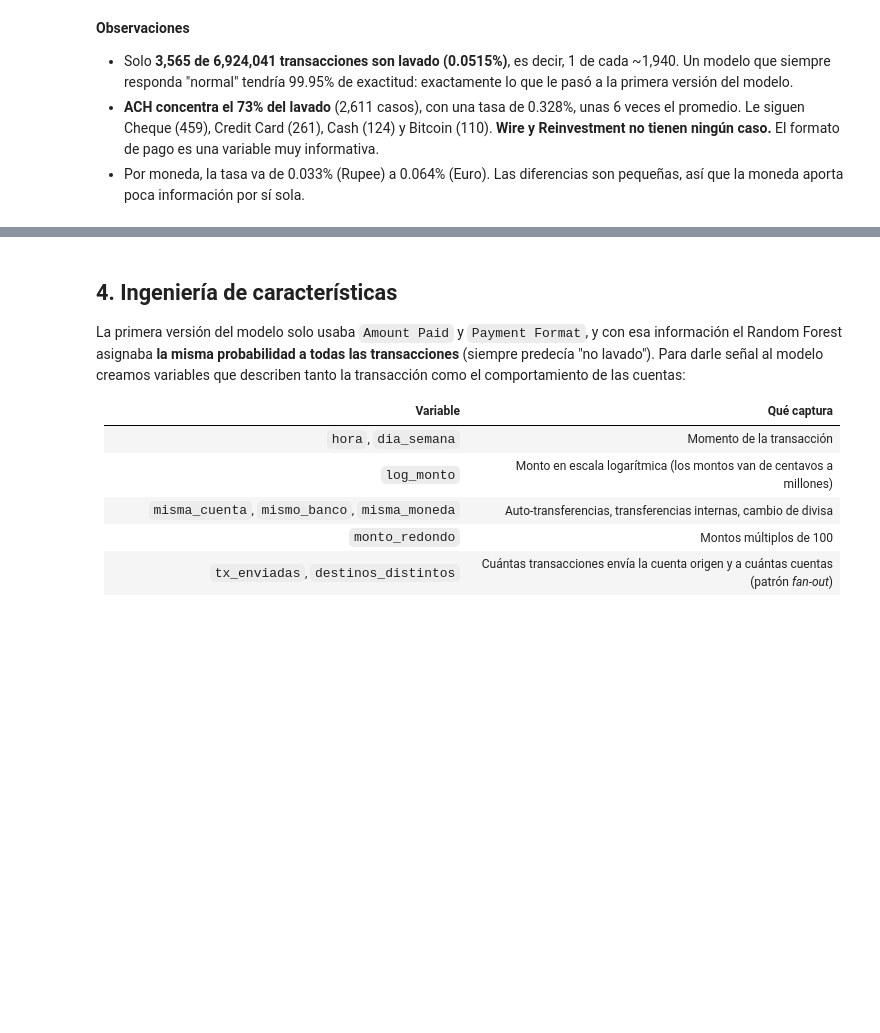
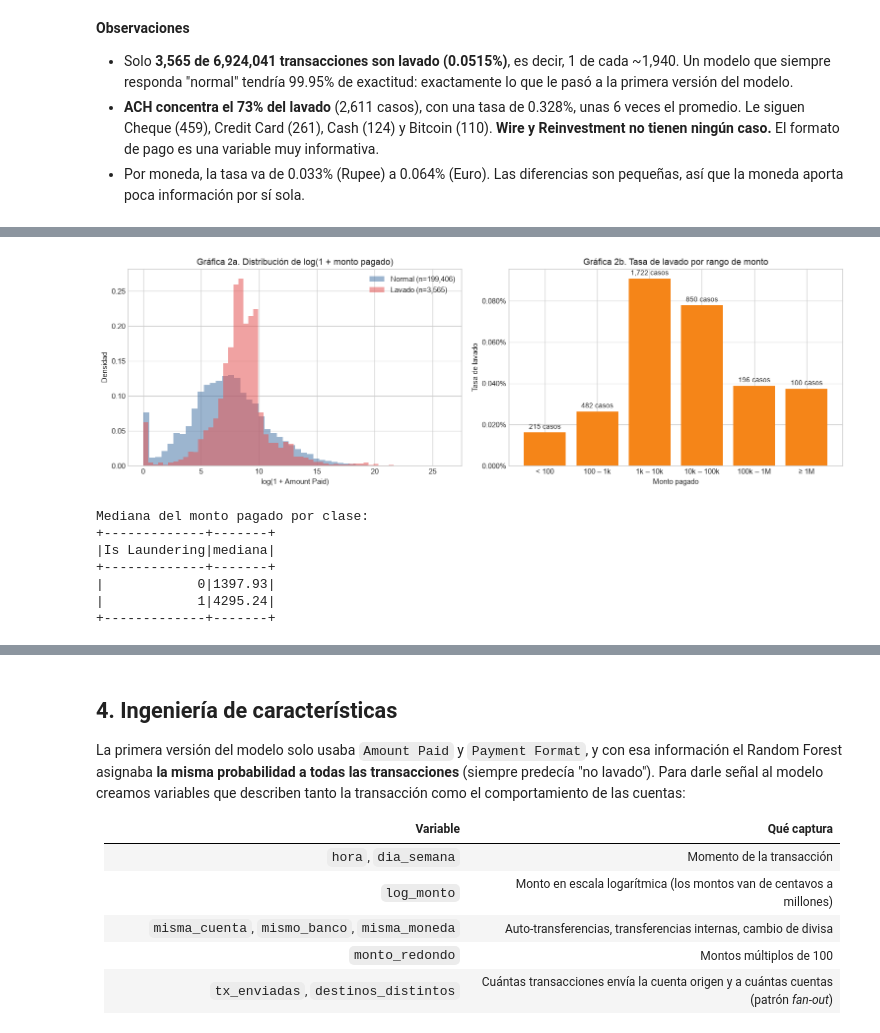
Before and after one commit to Manu090704/ComputoDistribuido, a Jupyter notebook: BigData-A01711581-ManuelBajos.ipynb, the cells around one changed output, grey strips where cells are left out. Cells and saved outputs as stored; diff of their text form; code cells hidden in the pictures; blank space fills up the shorter version.

```diff
--- a/BigData-A01711581-ManuelBajos.ipynb
+++ b/BigData-A01711581-ManuelBajos.ipynb
@@ -347,0 +421,44 @@ Tasa de lavado por formato de pago:
+# %%
+# Gráfica 2. Montos: todas las transacciones de lavado + muestra de ~200,000 normales
+fraccion = min(1.0, 200_000 / total)
+montos_pd = (df_limpio.filter(F.col("Is Laundering") == 1)
+             .unionByName(df_limpio.filter(F.col("Is Laundering") == 0).sample(False, fraccion, seed=42))
+             .select(F.log1p("Amount Paid").alias("log_monto"), "Is Laundering")
+             .toPandas())
+
+# Tasa de lavado por rango de monto, calculada con Spark sobre TODAS las transacciones
+monto = F.col("Amount Paid")
+rango = (F.when(monto < 100, "< 100").when(monto < 1e3, "100 – 1k").when(monto < 1e4, "1k – 10k")
+          .when(monto < 1e5, "10k – 100k").when(monto < 1e6, "100k – 1M").otherwise("≥ 1M"))
+orden = ["< 100", "100 – 1k", "1k – 10k", "10k – 100k", "100k – 1M", "≥ 1M"]
+rangos_pd = (df_limpio.groupBy(rango.alias("rango"))
+             .agg(F.count("*").alias("transacciones"), F.sum("Is Laundering").alias("lavado"),
+                  F.avg("Is Laundering").alias("tasa_lavado"))
+             .toPandas().set_index("rango").reindex(orden))
+
+fig, (ax1, ax2) = plt.subplots(1, 2, figsize=(14, 4.5))
+for etiqueta, color, nombre in [(0, AZUL, "Normal"), (1, ROJO, "Lavado")]:
+    valores = montos_pd.loc[montos_pd["Is Laundering"] == etiqueta, "log_monto"]
+    ax1.hist(valores, bins=50, density=True, alpha=.55, color=color, label=f"{nombre} (n={len(valores):,})")
+ax1.set(title="Gráfica 2a. Distribución de log(1 + monto pagado)", xlabel="log(1 + Amount Paid)", ylabel="Densidad")
+ax1.legend()
+
+barras = ax2.bar(rangos_pd.index, rangos_pd["tasa_lavado"], color=NARANJA)
+ax2.bar_label(barras, labels=[f"{n:,} casos" for n in rangos_pd["lavado"]], padding=3, fontsize=9)
+ax2.yaxis.set_major_formatter(PercentFormatter(1, decimals=3))
+ax2.set(title="Gráfica 2b. Tasa de lavado por rango de monto", xlabel="Monto pagado", ylabel="Tasa de lavado")
+plt.tight_layout()
+plt.show()
+
+print("Mediana del monto pagado por clase:")
+(df_limpio.groupBy("Is Laundering")
+          .agg(F.percentile_approx("Amount Paid", 0.5, 10000).alias("mediana")).orderBy("Is Laundering").show())
+# %% [output]
+[figure, added]
+Mediana del monto pagado por clase:
++-------------+-------+
+|Is Laundering|mediana|
++-------------+-------+
+|            0|1397.93|
+|            1|4295.24|
++-------------+-------+
```
Also changed, not shown: parts of 22 cells of this notebook, 2 other files.
